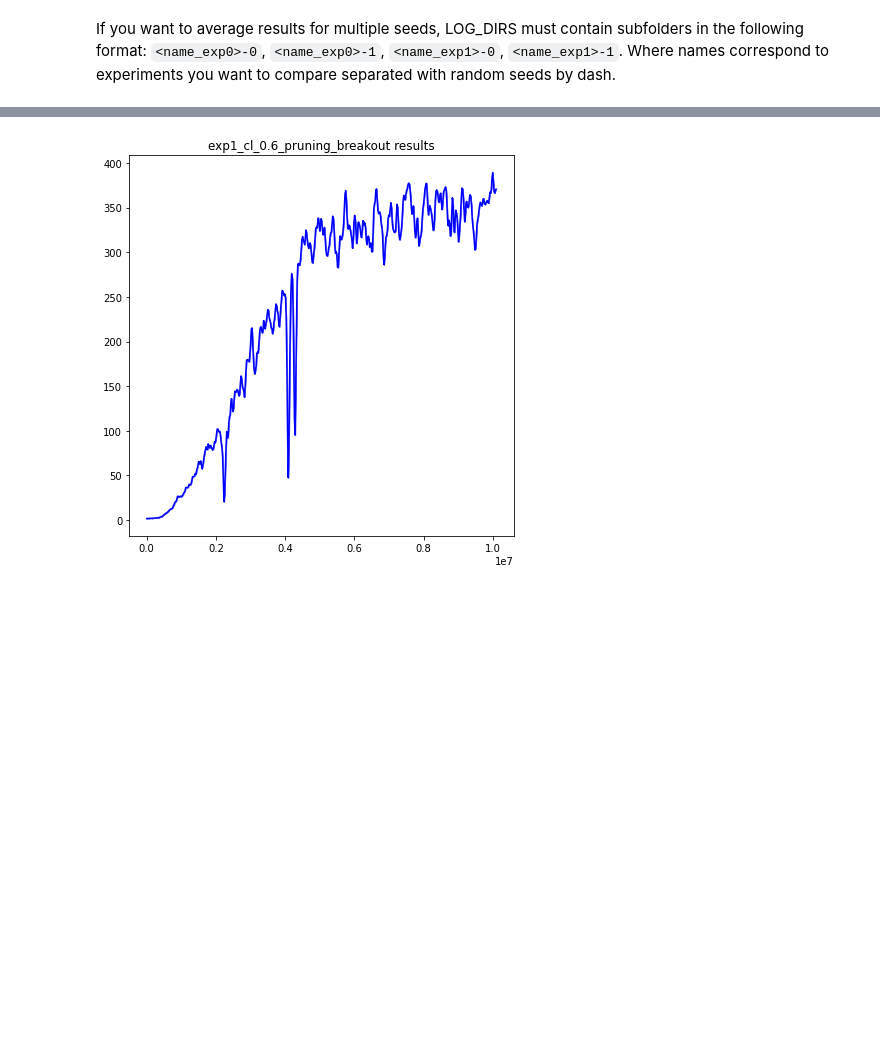
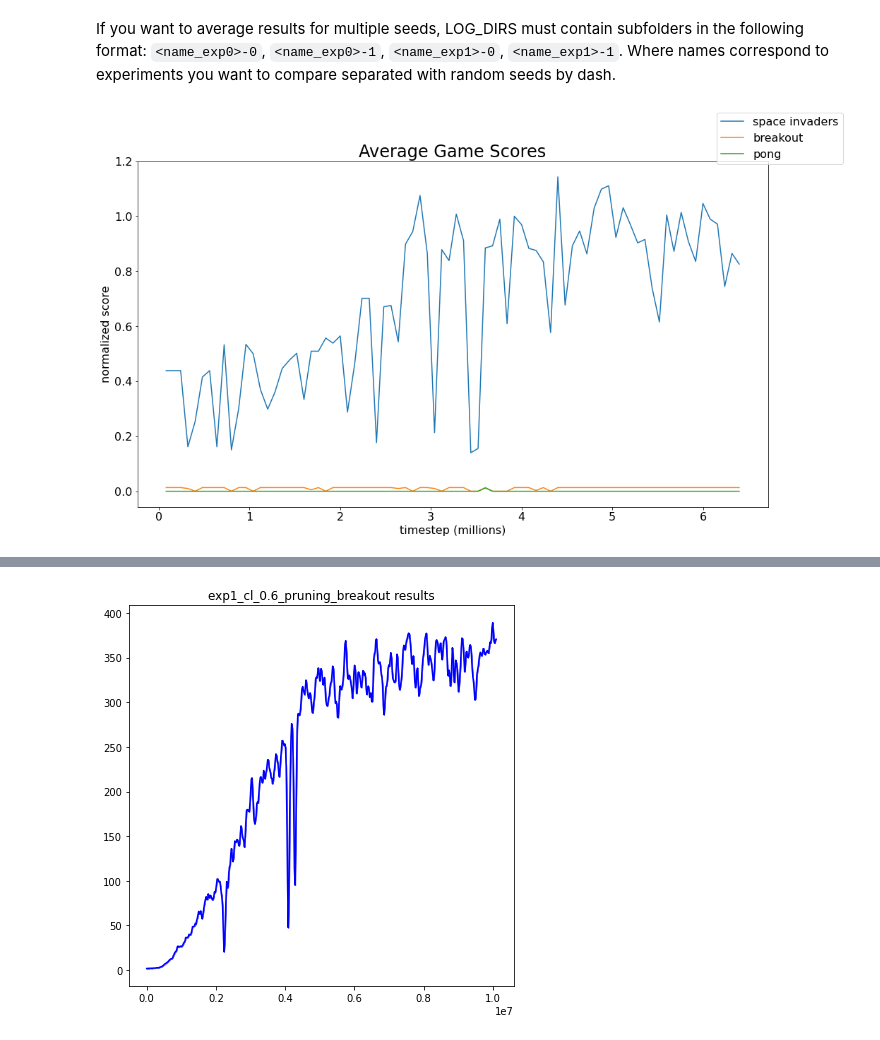
Before and after one commit to edjah/neuro140-final-project, a Jupyter notebook: visualize.ipynb, the cells around one changed output, grey strips where cells are left out. Drawn from its saved outputs; the diff is of its cells as text; code cells hidden in the pictures; blank space fills up the shorter version.

```diff
--- a/visualize.ipynb
+++ b/visualize.ipynb
@@ -14,0 +9,42 @@ def plot(game):
+# %%
+# TODO: may need to modify these values
+game_score_ranges = {
+   'SpaceInvadersNoFrameskip-v4': (0, 650),
+   'SixActionBreakoutNoFrameskip-v4': (0, 150),
+   'PongNoFrameskip-v4': (-21, 21),
+}
+
+friendly_names = {
+    'SpaceInvadersNoFrameskip-v4': 'space invaders',
+    'SixActionBreakoutNoFrameskip-v4': 'breakout',
+    'PongNoFrameskip-v4': 'pong',
+}
+
+def plot_train(game):
+    directory = f'logs/{game}/'
+    results = pu.load_results(directory)
+    fig = pu.plot_results(results[:1], average_group=True, shaded_std=True)
+    plt.title(game + ' results')
+    return results[:1]
+
+def plot_eval(game):
+    csv = f'logs/{game}/cl_evals.csv'
+    df = pandas.read_csv(csv)
+
+    # normalizing the game scores
+    fig, ax = plt.subplots(1, 1, figsize=(16, 9))
+    for game, (score_min, score_max) in game_score_ranges.items():
+        df[game] = (df[game] - score_min) / (score_max - score_min)
+        ax.plot(df['timestep'] / 1e6, df[game], label=friendly_names[game])
+
+    ax.set_title('Average Game Scores', fontsize=24)
+    ax.set_ylabel('normalized score', fontsize=16)
+    ax.set_xlabel('timestep (millions)', fontsize=16)
+    ax.tick_params(axis='both', which='major', labelsize=16)
+    fig.legend(fontsize=16)
+
+    return df
+# %%
+plot_eval('exp0_baseline_spaceinvaders');
+# %% [output]
+[figure, added]
```
Also changed, not shown: parts of 4 cells of this notebook, 3 other files.
